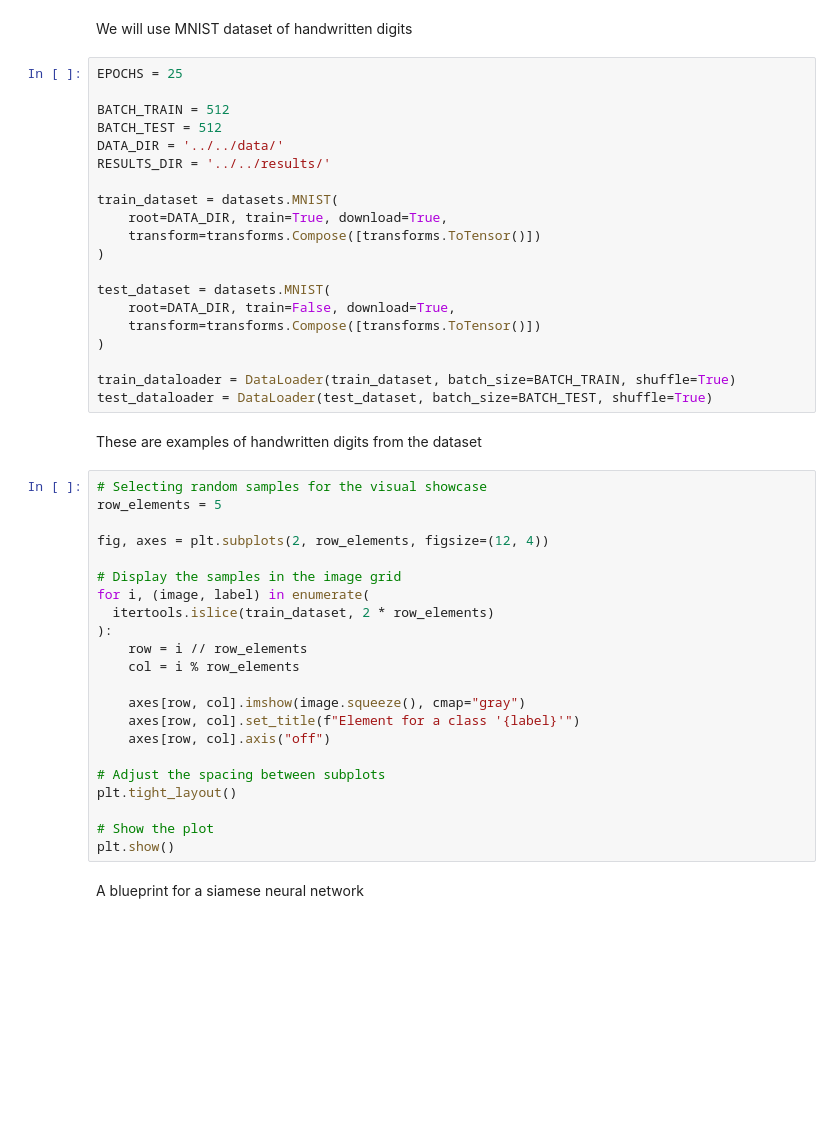
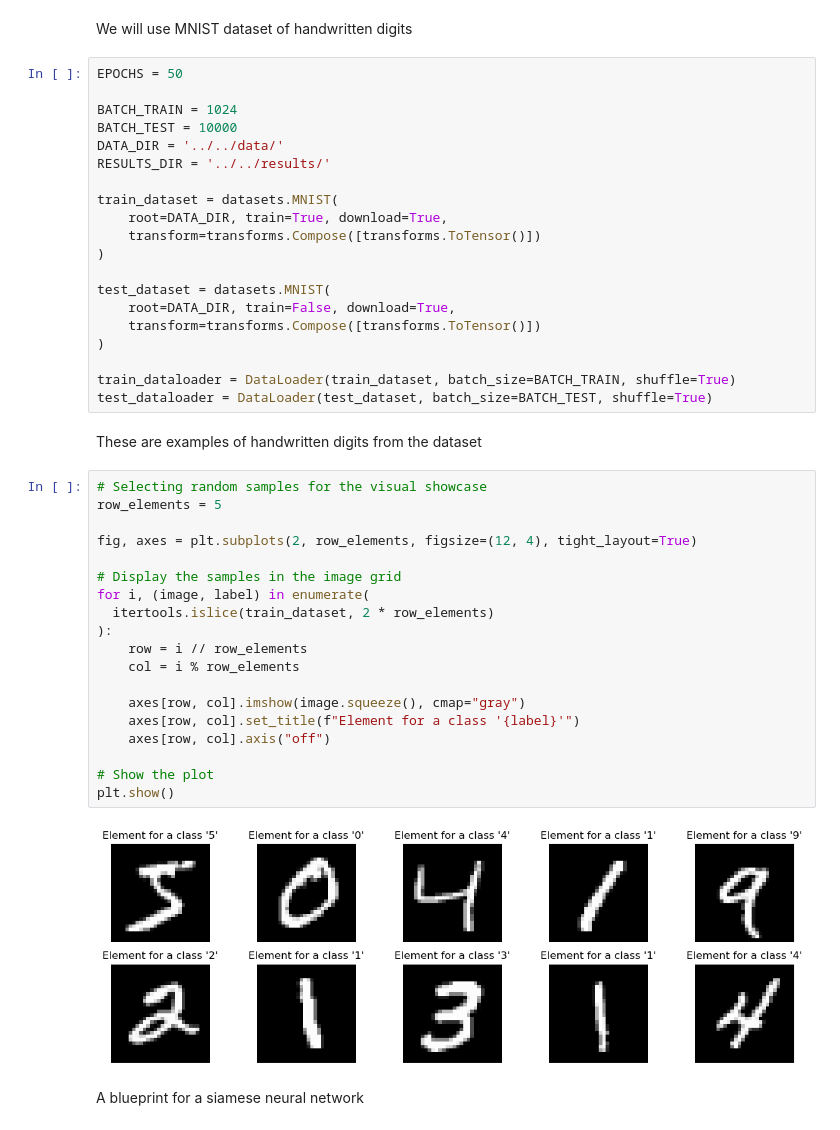
Before and after one commit to kaydotdev/stochastic-quantization, a Jupyter notebook: code/notebooks/simlearning.ipynb, the cells around one changed output. Saved outputs shown, nothing was run; the diff lists cells and outputs as text; blank space fills up the shorter version.

```diff
--- a/code/notebooks/simlearning.ipynb
+++ b/code/notebooks/simlearning.ipynb
@@ -46,10 +47,10 @@ device_name = torch.cuda.get_device_name(0) if torch.cuda.is_available() else "C
 # %% [markdown]
 We will use MNIST dataset of handwritten digits
 # %%
-EPOCHS = 25
+EPOCHS = 50
 
-BATCH_TRAIN = 512
-BATCH_TEST = 512
+BATCH_TRAIN = 1024
+BATCH_TEST = 10000
 DATA_DIR = '../../data/'
 RESULTS_DIR = '../../results/'
 
@@ -70,25 +71,24 @@ These are examples of handwritten digits from the dataset
 # %%
 # Selecting random samples for the visual showcase
 row_elements = 5
 
-fig, axes = plt.subplots(2, row_elements, figsize=(12, 4))
+fig, axes = plt.subplots(2, row_elements, figsize=(12, 4), tight_layout=True)
 
 # Display the samples in the image grid
 for i, (image, label) in enumerate(
   itertools.islice(train_dataset, 2 * row_elements)
 ):
     row = i // row_elements
     col = i % row_elements
 
     axes[row, col].imshow(image.squeeze(), cmap="gray")
     axes[row, col].set_title(f"Element for a class '{label}'")
     axes[row, col].axis("off")
 
-# Adjust the spacing between subplots
-plt.tight_layout()
-
 # Show the plot
 plt.show()
+# %% [output]
+[figure, added]
 # %% [markdown]
 A blueprint for a siamese neural network
 # %%
```
Also changed, not shown: parts of 9 cells of this notebook, 2 other files.
